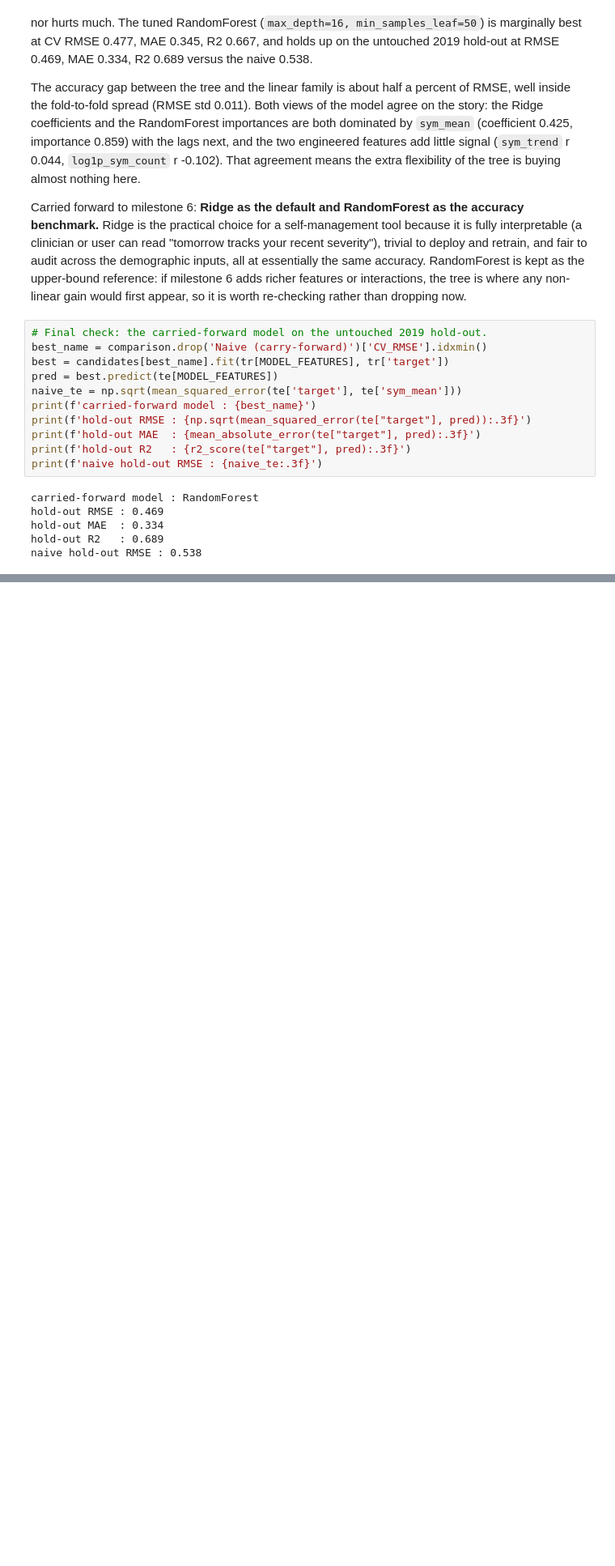
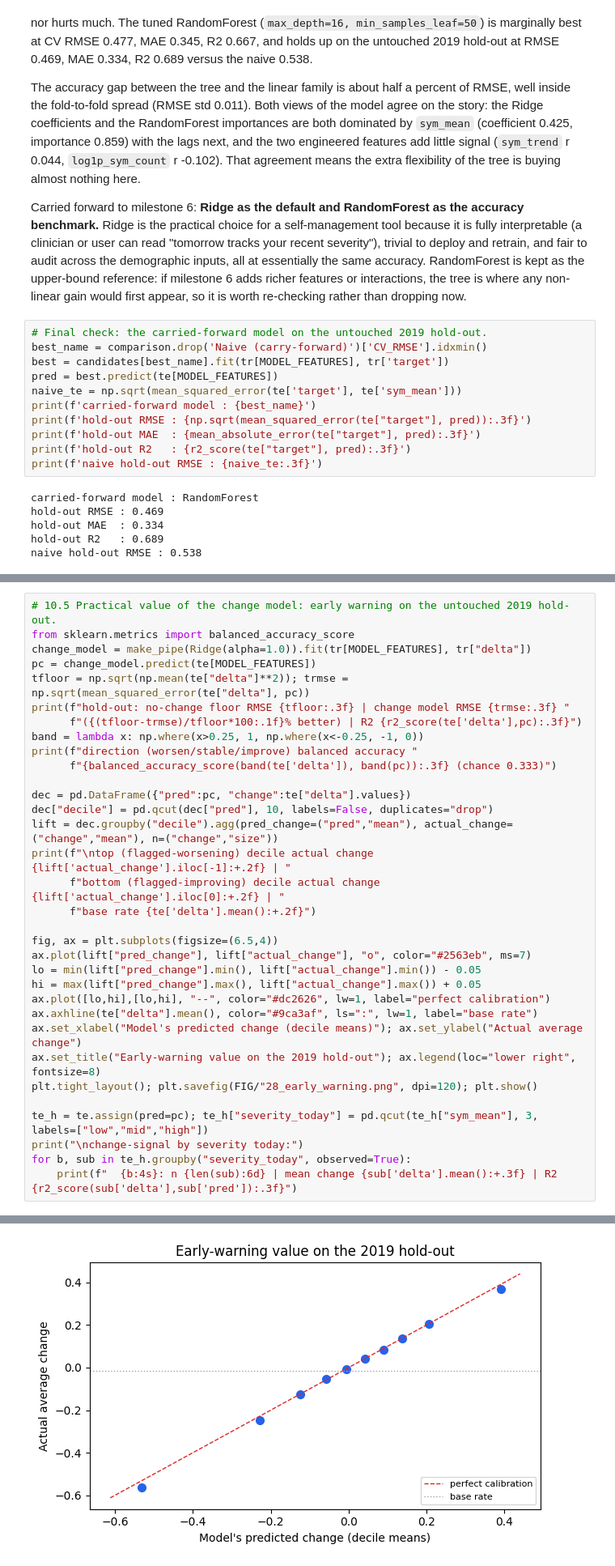
Before and after one commit to kempaviola/regression_health, a Jupyter notebook: notebooks/Viola_regression_capstone.ipynb, the cells around one changed output, grey strips where cells are left out. Shown at 81% size. Saved outputs shown, nothing was run; the diff lists cells and outputs as text; blank space fills up the shorter version.

```diff
--- a/notebooks/Viola_regression_capstone.ipynb
+++ b/notebooks/Viola_regression_capstone.ipynb
@@ -1312,0 +1445,34 @@ missing      1725  0.520  0.364         1.50
+# %%
+# 10.5 Practical value of the change model: early warning on the untouched 2019 hold-out.
+from sklearn.metrics import balanced_accuracy_score
+change_model = make_pipe(Ridge(alpha=1.0)).fit(tr[MODEL_FEATURES], tr["delta"])
+pc = change_model.predict(te[MODEL_FEATURES])
+tfloor = np.sqrt(np.mean(te["delta"]**2)); trmse = np.sqrt(mean_squared_error(te["delta"], pc))
+print(f"hold-out: no-change floor RMSE {tfloor:.3f} | change model RMSE {trmse:.3f} "
+      f"({(tfloor-trmse)/tfloor*100:.1f}% better) | R2 {r2_score(te['delta'],pc):.3f}")
+band = lambda x: np.where(x>0.25, 1, np.where(x<-0.25, -1, 0))
+print(f"direction (worsen/stable/improve) balanced accuracy "
+      f"{balanced_accuracy_score(band(te['delta']), band(pc)):.3f} (chance 0.333)")
+
+dec = pd.DataFrame({"pred":pc, "change":te["delta"].values})
+dec["decile"] = pd.qcut(dec["pred"], 10, labels=False, duplicates="drop")
+lift = dec.groupby("decile").agg(pred_change=("pred","mean"), actual_change=("change","mean"), n=("change","size"))
+print(f"\ntop (flagged-worsening) decile actual change {lift['actual_change'].iloc[-1]:+.2f} | "
+      f"bottom (flagged-improving) decile actual change {lift['actual_change'].iloc[0]:+.2f} | "
+      f"base rate {te['delta'].mean():+.2f}")
+
+fig, ax = plt.subplots(figsize=(6.5,4))
+ax.plot(lift["pred_change"], lift["actual_change"], "o", color="#2563eb", ms=7)
+lo = min(lift["pred_change"].min(), lift["actual_change"].min()) - 0.05
+hi = max(lift["pred_change"].max(), lift["actual_change"].max()) + 0.05
+ax.plot([lo,hi],[lo,hi], "--", color="#dc2626", lw=1, label="perfect calibration")
+ax.axhline(te["delta"].mean(), color="#9ca3af", ls=":", lw=1, label="base rate")
+ax.set_xlabel("Model's predicted change (decile means)"); ax.set_ylabel("Actual average change")
+ax.set_title("Early-warning value on the 2019 hold-out"); ax.legend(loc="lower right", fontsize=8)
+plt.tight_layout(); plt.savefig(FIG/"28_early_warning.png", dpi=120); plt.show()
+
+te_h = te.assign(pred=pc); te_h["severity_today"] = pd.qcut(te_h["sym_mean"], 3, labels=["low","mid","high"])
+print("\nchange-signal by severity today:")
+for b, sub in te_h.groupby("severity_today", observed=True):
+    print(f"  {b:4s}: n {len(sub):6d} | mean change {sub['delta'].mean():+.3f} | R2 {r2_score(sub['delta'],sub['pred']):.3f}")
+# %% [output]
@@ -1312,0 +1483 @@ missing      1725  0.520  0.364         1.50
+[figure, added]
```
Also changed, not shown: parts of 54 cells of this notebook, 5 other files.
